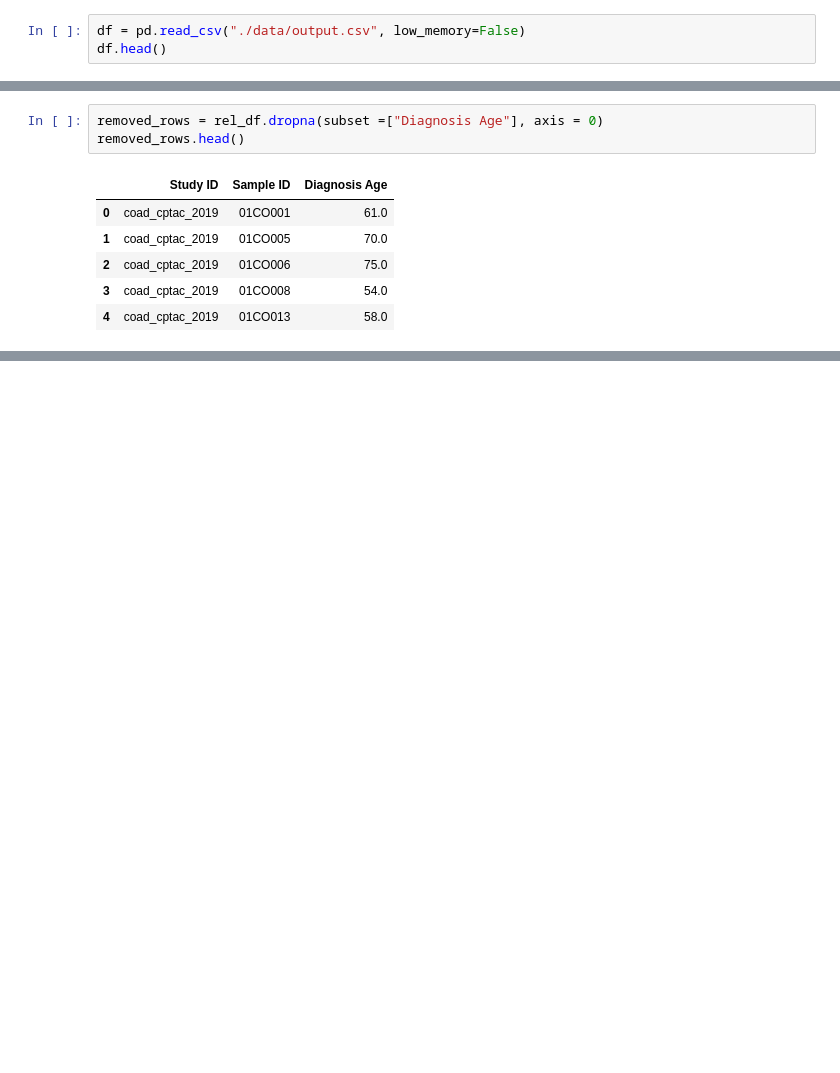
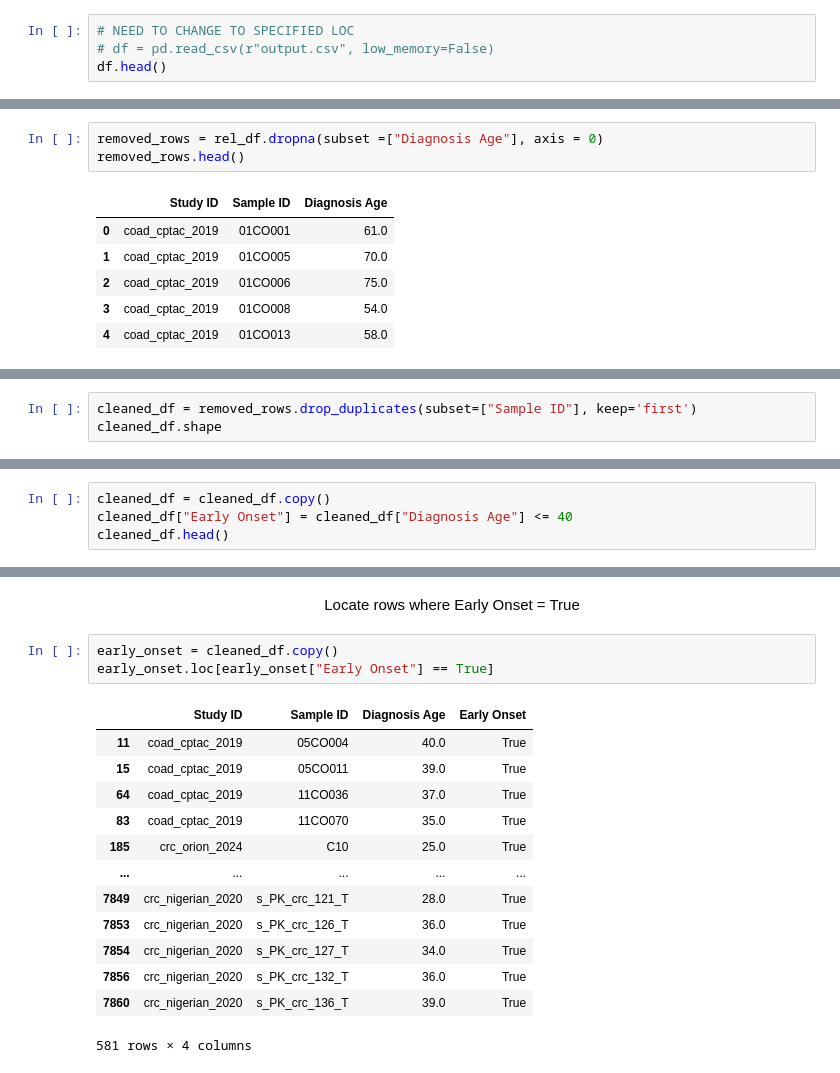
Before and after one commit to fredwdickinson/rscam-g6, a Jupyter notebook: Notebooks/DataCleaning.ipynb, the cells around one changed output, grey strips where cells are left out. Cells and saved outputs as stored; diff of their text form; blank space fills up the shorter version.

Commit message:
More data cleaning

```diff
--- a/Notebooks/DataCleaning.ipynb
+++ b/Notebooks/DataCleaning.ipynb
@@ -4,7 +4,8 @@ import numpy as np
 # %% [markdown]
 <center> Read CSV file</center>
 # %%
-df = pd.read_csv("./data/output.csv", low_memory=False)
+# NEED TO CHANGE TO SPECIFIED LOC
+# df = pd.read_csv(r"output.csv", low_memory=False)
 df.head()
 # %% [output]
 |  | Study ID | Patient ID | Sample ID | Acquisition Method Type | Adjuvant Chemotherapy | Adjuvant Treatment | ... |
@@ -90,0 +92,3 @@ print(unique_samples.shape)
+# %%
+cleaned_df = removed_rows.drop_duplicates(subset=["Sample ID"], keep='first')
+cleaned_df.shape
@@ -90,0 +108,4 @@ print(unique_samples.shape)
+# %%
+cleaned_df = cleaned_df.copy()
+cleaned_df["Early Onset"] = cleaned_df["Diagnosis Age"] <= 40
+cleaned_df.head()
@@ -90,0 +119,19 @@ print(unique_samples.shape)
+# %% [markdown]
+<center> Locate rows where Early Onset = True</center>
+# %%
+early_onset = cleaned_df.copy()
+early_onset.loc[early_onset["Early Onset"] == True]
+# %% [output]
+|  | Study ID | Sample ID | Diagnosis Age | Early Onset |
+| 11 | coad_cptac_2019 | 05CO004 | 40.0 | True |
+| 15 | coad_cptac_2019 | 05CO011 | 39.0 | True |
+| 64 | coad_cptac_2019 | 11CO036 | 37.0 | True |
+| 83 | coad_cptac_2019 | 11CO070 | 35.0 | True |
+| 185 | crc_orion_2024 | C10 | 25.0 | True |
+| ... | ... | ... | ... | ... |
+| 7849 | crc_nigerian_2020 | s_PK_crc_121_T | 28.0 | True |
+| 7853 | crc_nigerian_2020 | s_PK_crc_126_T | 36.0 | True |
+| 7854 | crc_nigerian_2020 | s_PK_crc_127_T | 34.0 | True |
+| 7856 | crc_nigerian_2020 | s_PK_crc_132_T | 36.0 | True |
+| 7860 | crc_nigerian_2020 | s_PK_crc_136_T | 39.0 | True |
+581 rows × 4 columns
```
Also changed, not shown: parts of 7 cells of this notebook.
